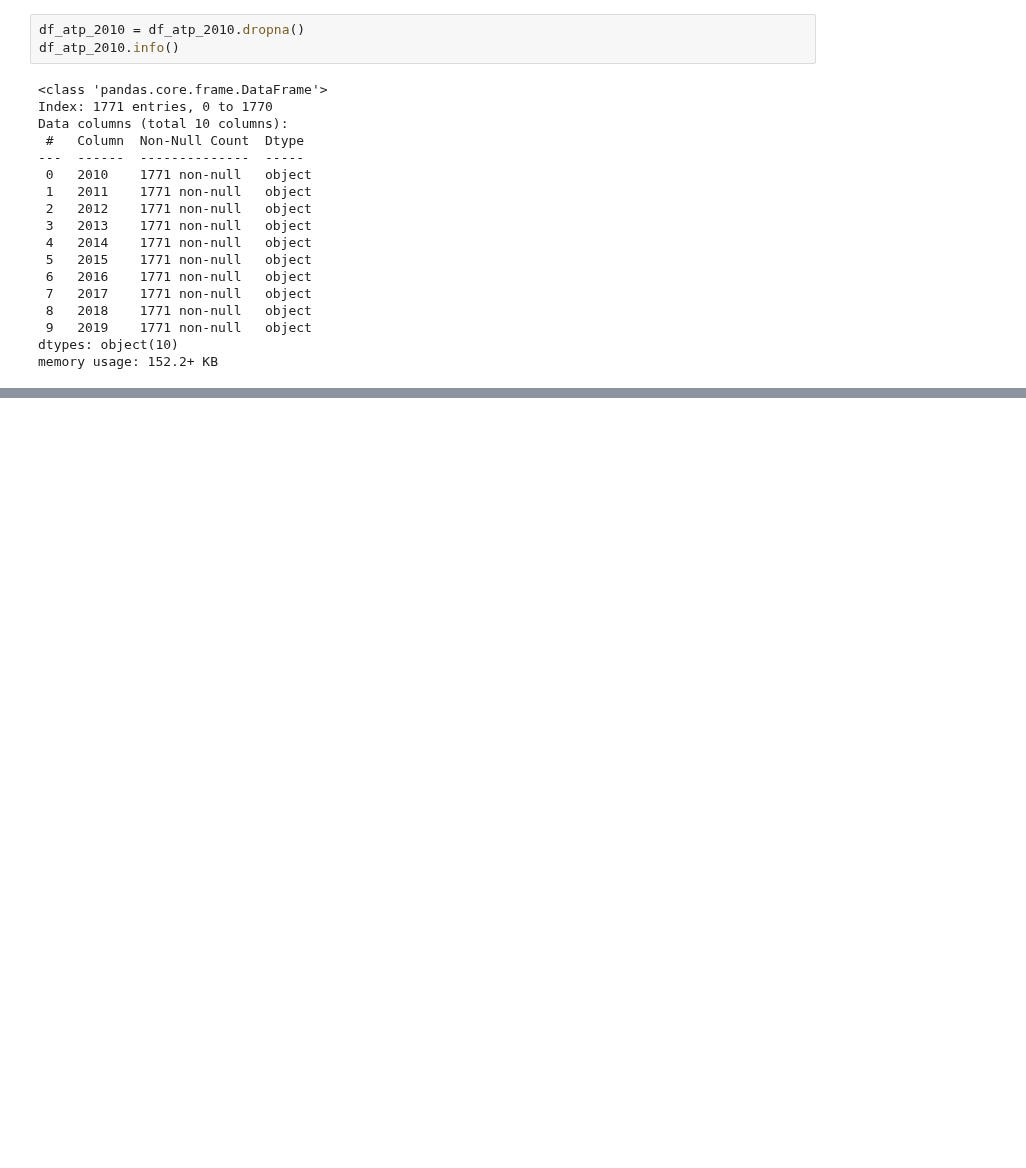
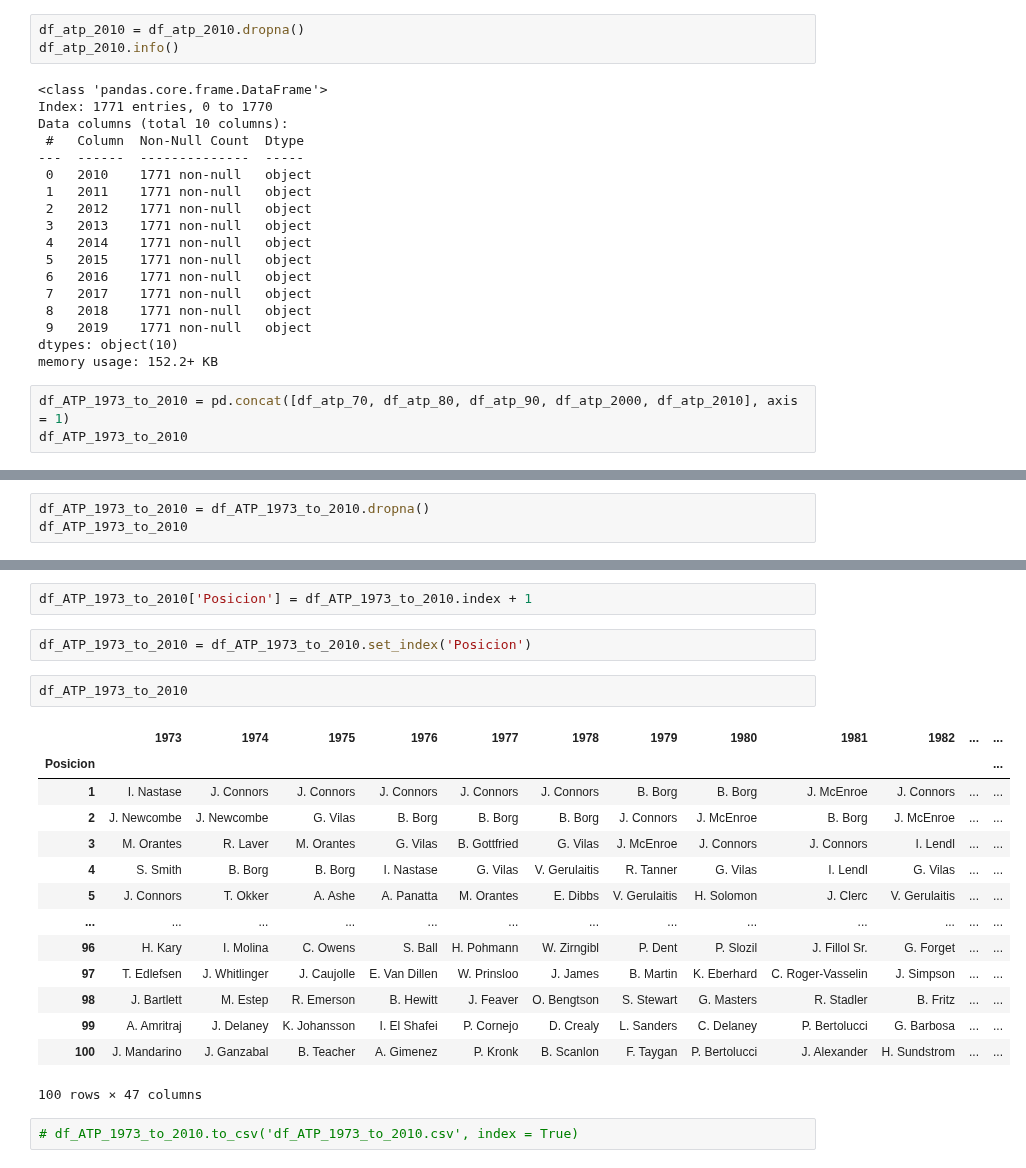
Before and after one commit to Lokhy87/EDA_entrega, a Jupyter notebook: Limpieza.ipynb, the cells around one changed output, grey strips where cells are left out. Drawn from its saved outputs; the diff is of its cells as text; blank space fills up the shorter version.

```diff
--- a/Limpieza.ipynb
+++ b/Limpieza.ipynb
@@ -360,3 +379,6 @@ Data columns (total 10 columns):
  9   2019    1771 non-null   object
 dtypes: object(10)
 memory usage: 152.2+ KB
+# %%
+df_ATP_1973_to_2010 = pd.concat([df_atp_70, df_atp_80, df_atp_90, df_atp_2000, df_atp_2010], axis = 1)
+df_ATP_1973_to_2010
@@ -362,0 +419,3 @@ memory usage: 152.2+ KB
+# %%
+df_ATP_1973_to_2010 = df_ATP_1973_to_2010.dropna()
+df_ATP_1973_to_2010
@@ -362,0 +436,23 @@ memory usage: 152.2+ KB
+# %%
+df_ATP_1973_to_2010['Posicion'] = df_ATP_1973_to_2010.index + 1
+# %%
+df_ATP_1973_to_2010 = df_ATP_1973_to_2010.set_index('Posicion')
+# %%
+df_ATP_1973_to_2010
+# %% [output]
+|  | 1973 | 1974 | 1975 | 1976 | 1977 | 1978 | 1979 | 1980 | 1981 | 1982 | ... | ... |
+| Posicion |  |  |  |  |  |  |  |  |  |  |  | ... |
+| 1 | I. Nastase | J. Connors | J. Connors | J. Connors | J. Connors | J. Connors | B. Borg | B. Borg | J. McEnroe | J. Connors | ... | ... |
+| 2 | J. Newcombe | J. Newcombe | G. Vilas | B. Borg | B. Borg | B. Borg | J. Connors | J. McEnroe | B. Borg | J. McEnroe | ... | ... |
+| 3 | M. Orantes | R. Laver | M. Orantes | G. Vilas | B. Gottfried | G. Vilas | J. McEnroe | J. Connors | J. Connors | I. Lendl | ... | ... |
+| 4 | S. Smith | B. Borg | B. Borg | I. Nastase | G. Vilas | V. Gerulaitis | R. Tanner | G. Vilas | I. Lendl | G. Vilas | ... | ... |
+| 5 | J. Connors | T. Okker | A. Ashe | A. Panatta | M. Orantes | E. Dibbs | V. Gerulaitis | H. Solomon | J. Clerc | V. Gerulaitis | ... | ... |
+| ... | ... | ... | ... | ... | ... | ... | ... | ... | ... | ... | ... | ... |
+| 96 | H. Kary | I. Molina | C. Owens | S. Ball | H. Pohmann | W. Zirngibl | P. Dent | P. Slozil | J. Fillol Sr. | G. Forget | ... | ... |
+| 97 | T. Edlefsen | J. Whitlinger | J. Caujolle | E. Van Dillen | W. Prinsloo | J. James | B. Martin | K. Eberhard | C. Roger-Vasselin | J. Simpson | ... | ... |
+| 98 | J. Bartlett | M. Estep | R. Emerson | B. Hewitt | J. Feaver | O. Bengtson | S. Stewart | G. Masters | R. Stadler | B. Fritz | ... | ... |
+| 99 | A. Amritraj | J. Delaney | K. Johansson | I. El Shafei | P. Cornejo | D. Crealy | L. Sanders | C. Delaney | P. Bertolucci | G. Barbosa | ... | ... |
+| 100 | J. Mandarino | J. Ganzabal | B. Teacher | A. Gimenez | P. Kronk | B. Scanlon | F. Taygan | P. Bertolucci | J. Alexander | H. Sundstrom | ... | ... |
+100 rows × 47 columns
+# %%
+# df_ATP_1973_to_2010.to_csv('df_ATP_1973_to_2010.csv', index = True)
```
Also changed, not shown: parts of 6 cells of this notebook, 1 other file.
